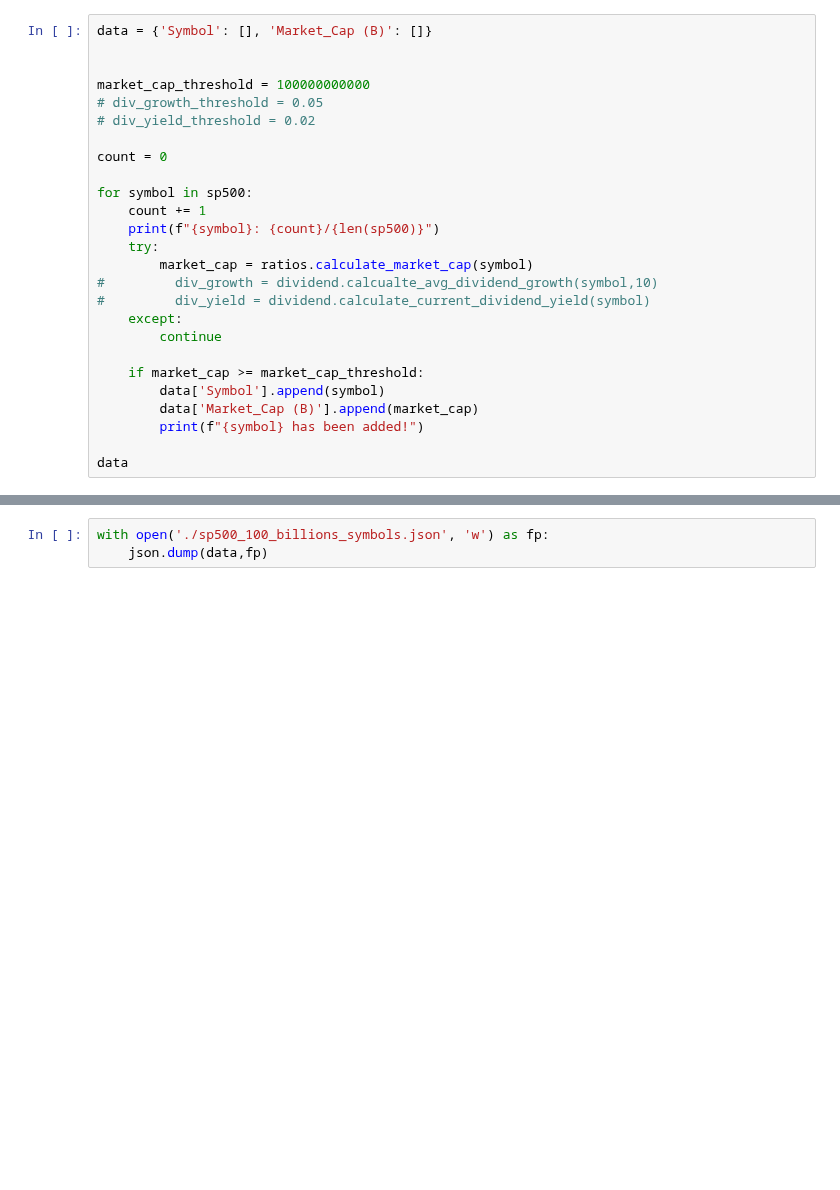
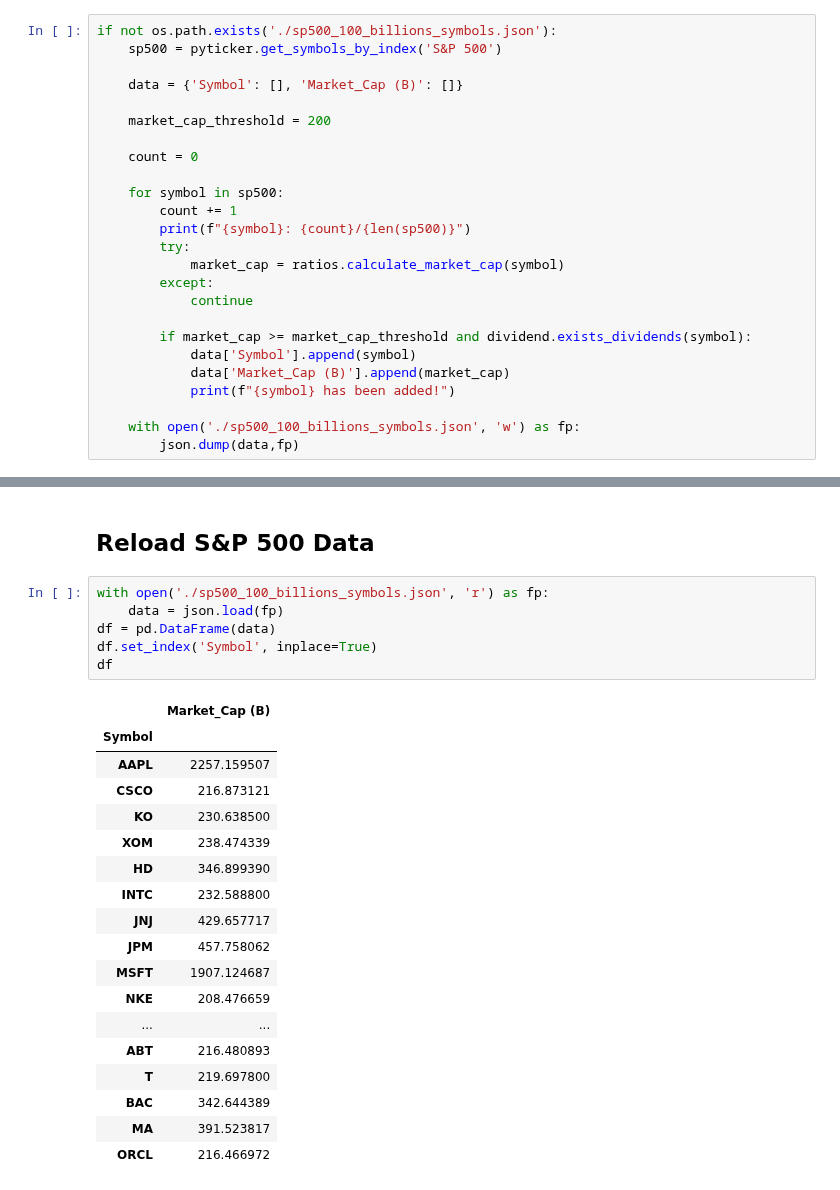
Before and after one commit to eshinhw/quant-portfolio-visualizer, a Jupyter notebook: S&P 500 Equities Data Analysis.ipynb, the cells around one changed output, grey strips where cells are left out. Saved outputs shown, nothing was run; the diff lists cells and outputs as text; blank space fills up the shorter version.

```diff
--- a/S&P 500 Equities Data Analysis.ipynb
+++ b/S&P 500 Equities Data Analysis.ipynb
@@ -39,26 +19,25 @@ sp500
 # %%
-data = {'Symbol': [], 'Market_Cap (B)': []}
+if not os.path.exists('./sp500_100_billions_symbols.json'):
+    sp500 = pyticker.get_symbols_by_index('S&P 500')
 
+    data = {'Symbol': [], 'Market_Cap (B)': []}
 
-market_cap_threshold = 100000000000
-# div_growth_threshold = 0.05
-# div_yield_threshold = 0.02
+    market_cap_threshold = 200
 
-count = 0
+    count = 0
 
-for symbol in sp500:
-    count += 1
-    print(f"{symbol}: {count}/{len(sp500)}")
-    try:
-        market_cap = ratios.calculate_market_cap(symbol)
-#         div_growth = dividend.calcualte_avg_dividend_growth(symbol,10)
-#         div_yield = dividend.calculate_current_dividend_yield(symbol)
-    except:
-        continue
+    for symbol in sp500:
+        count += 1
+        print(f"{symbol}: {count}/{len(sp500)}")
+        try:
+            market_cap = ratios.calculate_market_cap(symbol)
+        except:
+            continue
 
-    if market_cap >= market_cap_threshold:
-        data['Symbol'].append(symbol)
-        data['Market_Cap (B)'].append(market_cap)
-        print(f"{symbol} has been added!")
+        if market_cap >= market_cap_threshold and dividend.exists_dividends(symbol):
+            data['Symbol'].append(symbol)
+            data['Market_Cap (B)'].append(market_cap)
+            print(f"{symbol} has been added!")
 
-data
+    with open('./sp500_100_billions_symbols.json', 'w') as fp:
+        json.dump(data,fp)
@@ -83,3 +44,27 @@ COP: 116/498
+# %% [markdown]
+## Reload S&P 500 Data
 # %%
-with open('./sp500_100_billions_symbols.json', 'w') as fp:
-    json.dump(data,fp)
+with open('./sp500_100_billions_symbols.json', 'r') as fp:
+    data = json.load(fp)
+df = pd.DataFrame(data)
+df.set_index('Symbol', inplace=True)
+df
+# %% [output]
+|  | Market_Cap (B) |
+| Symbol |  |
+| AAPL | 2257.159507 |
+| CSCO | 216.873121 |
+| KO | 230.638500 |
+| XOM | 238.474339 |
+| HD | 346.899390 |
+| INTC | 232.588800 |
+| JNJ | 429.657717 |
+| JPM | 457.758062 |
+| MSFT | 1907.124687 |
+| NKE | 208.476659 |
+| ... | ... |
+| ABT | 216.480893 |
+| T | 219.697800 |
+| BAC | 342.644389 |
+| MA | 391.523817 |
+| ORCL | 216.466972 |
```
Also changed, not shown: parts of 17 cells of this notebook, 8 other files.
